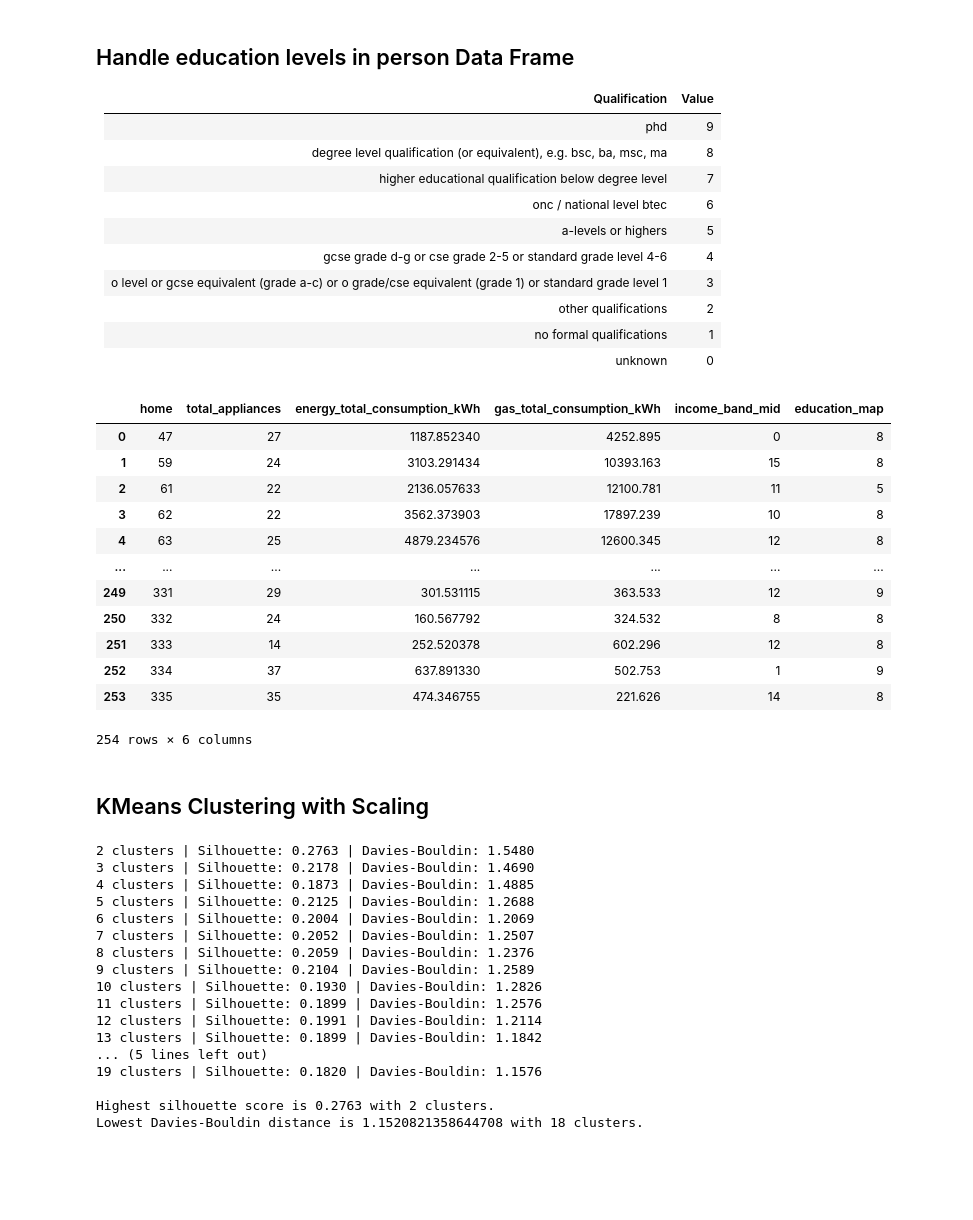
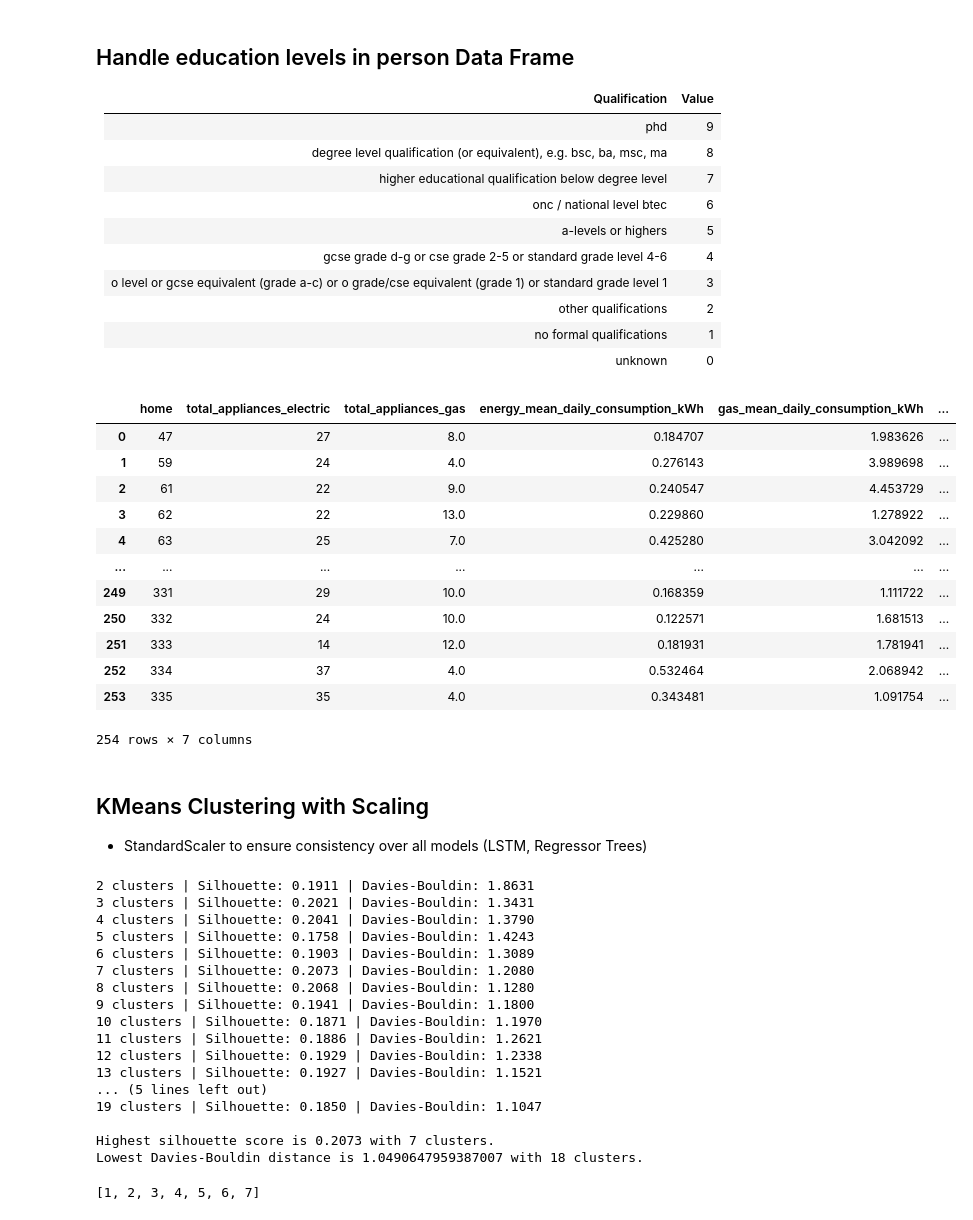
Before and after one commit to sudo-Oliver/Predictive-Analytics-Private, a Jupyter notebook: notebooks/KMeansClustering.ipynb, the cells around one changed output. Saved outputs shown, nothing was run; the diff lists cells and outputs as text; code cells hidden in the pictures; blank space fills up the shorter version.

```diff
--- a/notebooks/KMeansClustering.ipynb
+++ b/notebooks/KMeansClustering.ipynb
@@ -208,26 +256,28 @@ appliance_income_energy_education_home = pd.merge(appliance_income_energy_home,
-# %%
-appliance_income_energy_education_home
-# %% [output]
-|  | home | total_appliances | energy_total_consumption_kWh | gas_total_consumption_kWh | income_band_mid | education_map |
-| 0 | 47 | 27 | 1187.852340 | 4252.895 | 0 | 8 |
-| 1 | 59 | 24 | 3103.291434 | 10393.163 | 15 | 8 |
-| 2 | 61 | 22 | 2136.057633 | 12100.781 | 11 | 5 |
-| 3 | 62 | 22 | 3562.373903 | 17897.239 | 10 | 8 |
-| 4 | 63 | 25 | 4879.234576 | 12600.345 | 12 | 8 |
-| ... | ... | ... | ... | ... | ... | ... |
-| 249 | 331 | 29 | 301.531115 | 363.533 | 12 | 9 |
-| 250 | 332 | 24 | 160.567792 | 324.532 | 8 | 8 |
-| 251 | 333 | 14 | 252.520378 | 602.296 | 12 | 8 |
-| 252 | 334 | 37 | 637.891330 | 502.753 | 1 | 9 |
-| 253 | 335 | 35 | 474.346755 | 221.626 | 14 | 8 |
-254 rows × 6 columns
+# %%
+# Dataframe with all features
+appliance_income_energy_gas_education_home
+# %% [output]
+|  | home | total_appliances_electric | total_appliances_gas | energy_mean_daily_consumption_kWh | gas_mean_daily_consumption_kWh | ... |
+| 0 | 47 | 27 | 8.0 | 0.184707 | 1.983626 | ... |
+| 1 | 59 | 24 | 4.0 | 0.276143 | 3.989698 | ... |
+| 2 | 61 | 22 | 9.0 | 0.240547 | 4.453729 | ... |
+| 3 | 62 | 22 | 13.0 | 0.229860 | 1.278922 | ... |
+| 4 | 63 | 25 | 7.0 | 0.425280 | 3.042092 | ... |
+| ... | ... | ... | ... | ... | ... | ... |
+| 249 | 331 | 29 | 10.0 | 0.168359 | 1.111722 | ... |
+| 250 | 332 | 24 | 10.0 | 0.122571 | 1.681513 | ... |
+| 251 | 333 | 14 | 12.0 | 0.181931 | 1.781941 | ... |
+| 252 | 334 | 37 | 4.0 | 0.532464 | 2.068942 | ... |
+| 253 | 335 | 35 | 4.0 | 0.343481 | 1.091754 | ... |
+254 rows × 7 columns
 # %% [markdown]
 ## KMeans Clustering with Scaling
+- StandardScaler to ensure consistency over all models (LSTM, Regressor Trees)
 # %%
 scaler = StandardScaler()
 
 # Separate home identifier and clustering variables
-df = appliance_income_energy_education_home.copy()
+df = appliance_income_energy_gas_education_home.copy()
 home = df['home']
 dataset_clustering = df.drop(columns=['home'])
 dataset_scaled = pd.DataFrame(scaler.fit_transform(dataset_clustering),
@@ -239,7 +289,7 @@ davies_bouldin_scores = {}
 
 # Perform KMeans clustering iteratively for clusters 2 through 19
 for i in range(2, 20):
-    kmeans = KMeans(n_clusters=i, n_init='auto', max_iter=300, random_state=42)
+    kmeans = KMeans(n_clusters=i, n_init='auto', max_iter=400, random_state=42)
     kmeans_model = kmeans.fit(dataset_scaled)
     km_clusters = kmeans.labels_
 
@@ -256,25 +306,25 @@ highest_score = silhouette_scores[best_clusters]
 print(f"\nHighest silhouette score is {highest_score:.4f} with {best_clusters} clusters.")
 print(f"Lowest Davies-Bouldin distance is {davies_bouldin_scores[min(davies_bouldin_scores, key=davies_bouldin_scores.get)]} with {min(davies_bouldin_scores, key=davies_bouldin_scores.get)} clusters. ")
 # %% [output]
-2 clusters | Silhouette: 0.2763 | Davies-Bouldin: 1.5480
-3 clusters | Silhouette: 0.2178 | Davies-Bouldin: 1.4690
-4 clusters | Silhouette: 0.1873 | Davies-Bouldin: 1.4885
-5 clusters | Silhouette: 0.2125 | Davies-Bouldin: 1.2688
-6 clusters | Silhouette: 0.2004 | Davies-Bouldin: 1.2069
-7 clusters | Silhouette: 0.2052 | Davies-Bouldin: 1.2507
-8 clusters | Silhouette: 0.2059 | Davies-Bouldin: 1.2376
-9 clusters | Silhouette: 0.2104 | Davies-Bouldin: 1.2589
-10 clusters | Silhouette: 0.1930 | Davies-Bouldin: 1.2826
-11 clusters | Silhouette: 0.1899 | Davies-Bouldin: 1.2576
-12 clusters | Silhouette: 0.1991 | Davies-Bouldin: 1.2114
-13 clusters | Silhouette: 0.1899 | Davies-Bouldin: 1.1842
+2 clusters | Silhouette: 0.1911 | Davies-Bouldin: 1.8631
+3 clusters | Silhouette: 0.2021 | Davies-Bouldin: 1.3431
+4 clusters | Silhouette: 0.2041 | Davies-Bouldin: 1.3790
+5 clusters | Silhouette: 0.1758 | Davies-Bouldin: 1.4243
+6 clusters | Silhouette: 0.1903 | Davies-Bouldin: 1.3089
+7 clusters | Silhouette: 0.2073 | Davies-Bouldin: 1.2080
+8 clusters | Silhouette: 0.2068 | Davies-Bouldin: 1.1280
+9 clusters | Silhouette: 0.1941 | Davies-Bouldin: 1.1800
+10 clusters | Silhouette: 0.1871 | Davies-Bouldin: 1.1970
+11 clusters | Silhouette: 0.1886 | Davies-Bouldin: 1.2621
+12 clusters | Silhouette: 0.1929 | Davies-Bouldin: 1.2338
+13 clusters | Silhouette: 0.1927 | Davies-Bouldin: 1.1521
 ... (5 lines left out)
-19 clusters | Silhouette: 0.1820 | Davies-Bouldin: 1.1576
+19 clusters | Silhouette: 0.1850 | Davies-Bouldin: 1.1047
 
-Highest silhouette score is 0.2763 with 2 clusters.
-Lowest Davies-Bouldin distance is 1.1520821358644708 with 18 clusters.
+Highest silhouette score is 0.2073 with 7 clusters.
+Lowest Davies-Bouldin distance is 1.0490647959387007 with 18 clusters.
 # %%
-# Use 2 clusters for visualizations, as this is optimal value for silhouette score
+# Use  clusters for visualizations, as this is optimal value for silhouette score
 
 # recalculate the model for two clusters
 kmeans = KMeans(n_clusters=best_clusters, n_init='auto', max_iter=300, random_state=42)
@@ -284,7 +334,8 @@ centroids = kmeans.cluster_centers_.T
 
 # Plot the centroids for the clusters
 centroids_df = pd.DataFrame(centroids.T, columns=dataset_scaled.columns)
-clusters = [1, 2]
+clusters = [i+1 for i in range(best_clusters)]
+print(clusters)
 
 fig = go.Figure()
 for column in centroids_df.columns:
@@ -292,6 +343,8 @@ for column in centroids_df.columns:
 
 fig.update_layout(yaxis_title='Count', barmode='group', title='K-means Clustering Results')
 fig.show()
+# %% [output]
+[1, 2, 3, 4, 5, 6, 7]
 # %%
 cols_of_interest = [
     "income_band_mid",
```
Also changed, not shown: parts of 12 cells of this notebook, 1 other file.
